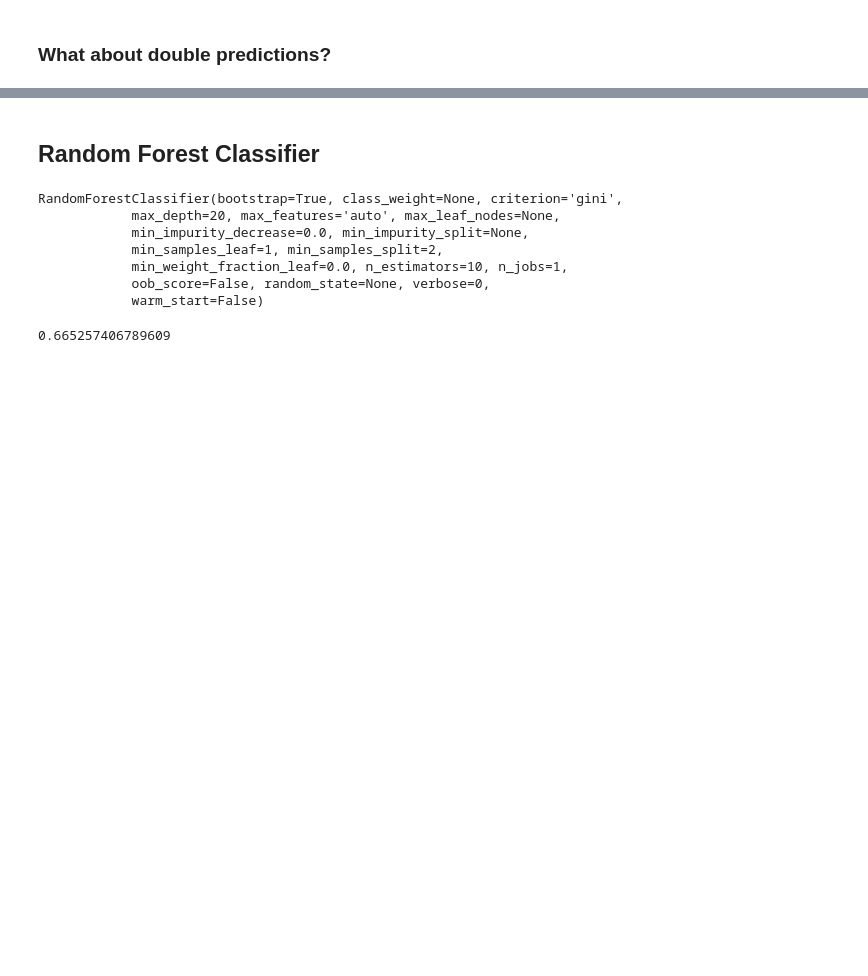
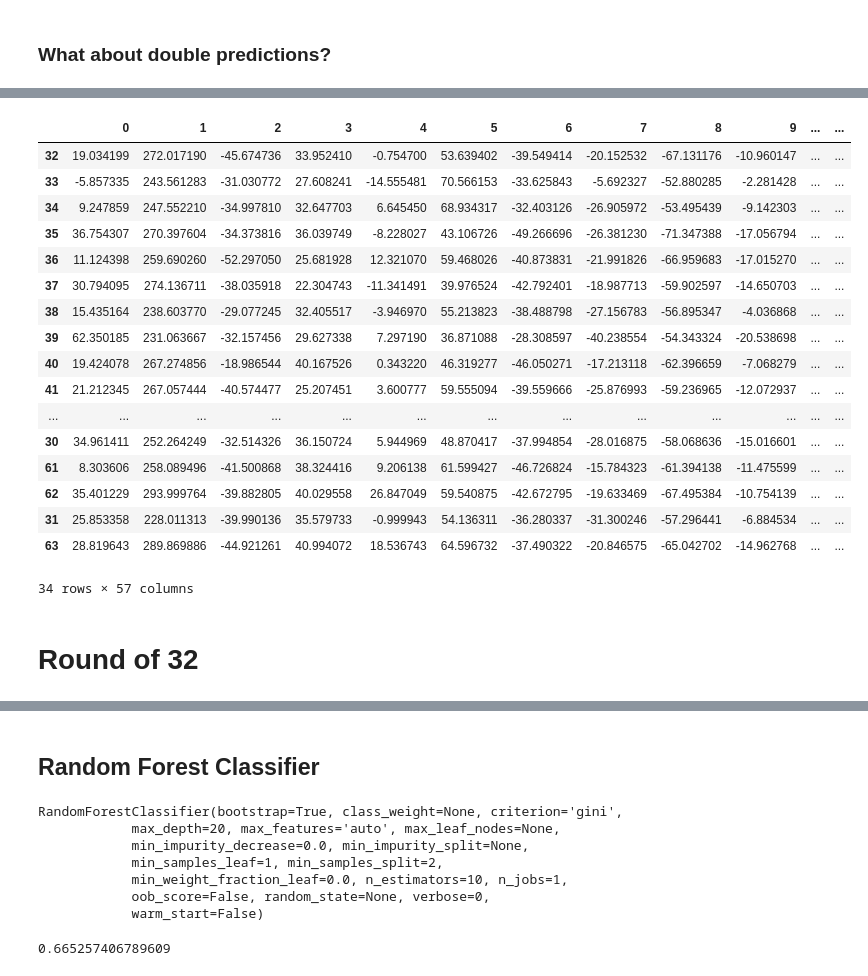
Before and after one commit to Tucker-Allen/NCAA_D1_Mens_Basketball_Scores, a Jupyter notebook: code/NCAA_Notebook_culled.ipynb, the cells around one changed output, grey strips where cells are left out. Cells and saved outputs as stored; diff of their text form; code cells hidden in the pictures; blank space fills up the shorter version.

```diff
--- a/code/NCAA_Notebook_culled.ipynb
+++ b/code/NCAA_Notebook_culled.ipynb
@@ -1157,0 +1692,23 @@ team_a_df.head()
+# %%
+temp_df.loc[30:].sort_values('school_id')
+# %% [output]
+|  | 0 | 1 | 2 | 3 | 4 | 5 | 6 | 7 | 8 | 9 | ... | ... |
+| 32 | 19.034199 | 272.017190 | -45.674736 | 33.952410 | -0.754700 | 53.639402 | -39.549414 | -20.152532 | -67.131176 | -10.960147 | ... | ... |
+| 33 | -5.857335 | 243.561283 | -31.030772 | 27.608241 | -14.555481 | 70.566153 | -33.625843 | -5.692327 | -52.880285 | -2.281428 | ... | ... |
+| 34 | 9.247859 | 247.552210 | -34.997810 | 32.647703 | 6.645450 | 68.934317 | -32.403126 | -26.905972 | -53.495439 | -9.142303 | ... | ... |
+| 35 | 36.754307 | 270.397604 | -34.373816 | 36.039749 | -8.228027 | 43.106726 | -49.266696 | -26.381230 | -71.347388 | -17.056794 | ... | ... |
+| 36 | 11.124398 | 259.690260 | -52.297050 | 25.681928 | 12.321070 | 59.468026 | -40.873831 | -21.991826 | -66.959683 | -17.015270 | ... | ... |
+| 37 | 30.794095 | 274.136711 | -38.035918 | 22.304743 | -11.341491 | 39.976524 | -42.792401 | -18.987713 | -59.902597 | -14.650703 | ... | ... |
+| 38 | 15.435164 | 238.603770 | -29.077245 | 32.405517 | -3.946970 | 55.213823 | -38.488798 | -27.156783 | -56.895347 | -4.036868 | ... | ... |
+| 39 | 62.350185 | 231.063667 | -32.157456 | 29.627338 | 7.297190 | 36.871088 | -28.308597 | -40.238554 | -54.343324 | -20.538698 | ... | ... |
+| 40 | 19.424078 | 267.274856 | -18.986544 | 40.167526 | 0.343220 | 46.319277 | -46.050271 | -17.213118 | -62.396659 | -7.068279 | ... | ... |
+| 41 | 21.212345 | 267.057444 | -40.574477 | 25.207451 | 3.600777 | 59.555094 | -39.559666 | -25.876993 | -59.236965 | -12.072937 | ... | ... |
+| ... | ... | ... | ... | ... | ... | ... | ... | ... | ... | ... | ... | ... |
+| 30 | 34.961411 | 252.264249 | -32.514326 | 36.150724 | 5.944969 | 48.870417 | -37.994854 | -28.016875 | -58.068636 | -15.016601 | ... | ... |
+| 61 | 8.303606 | 258.089496 | -41.500868 | 38.324416 | 9.206138 | 61.599427 | -46.726824 | -15.784323 | -61.394138 | -11.475599 | ... | ... |
+| 62 | 35.401229 | 293.999764 | -39.882805 | 40.029558 | 26.847049 | 59.540875 | -42.672795 | -19.633469 | -67.495384 | -10.754139 | ... | ... |
+| 31 | 25.853358 | 228.011313 | -39.990136 | 35.579733 | -0.999943 | 54.136311 | -36.280337 | -31.300246 | -57.296441 | -6.884534 | ... | ... |
+| 63 | 28.819643 | 289.869886 | -44.921261 | 40.994072 | 18.536743 | 64.596732 | -37.490322 | -20.846575 | -65.042702 | -14.962768 | ... | ... |
+34 rows × 57 columns
+# %% [markdown]
+# Round of 32
```
Also changed, not shown: parts of 149 cells of this notebook.
